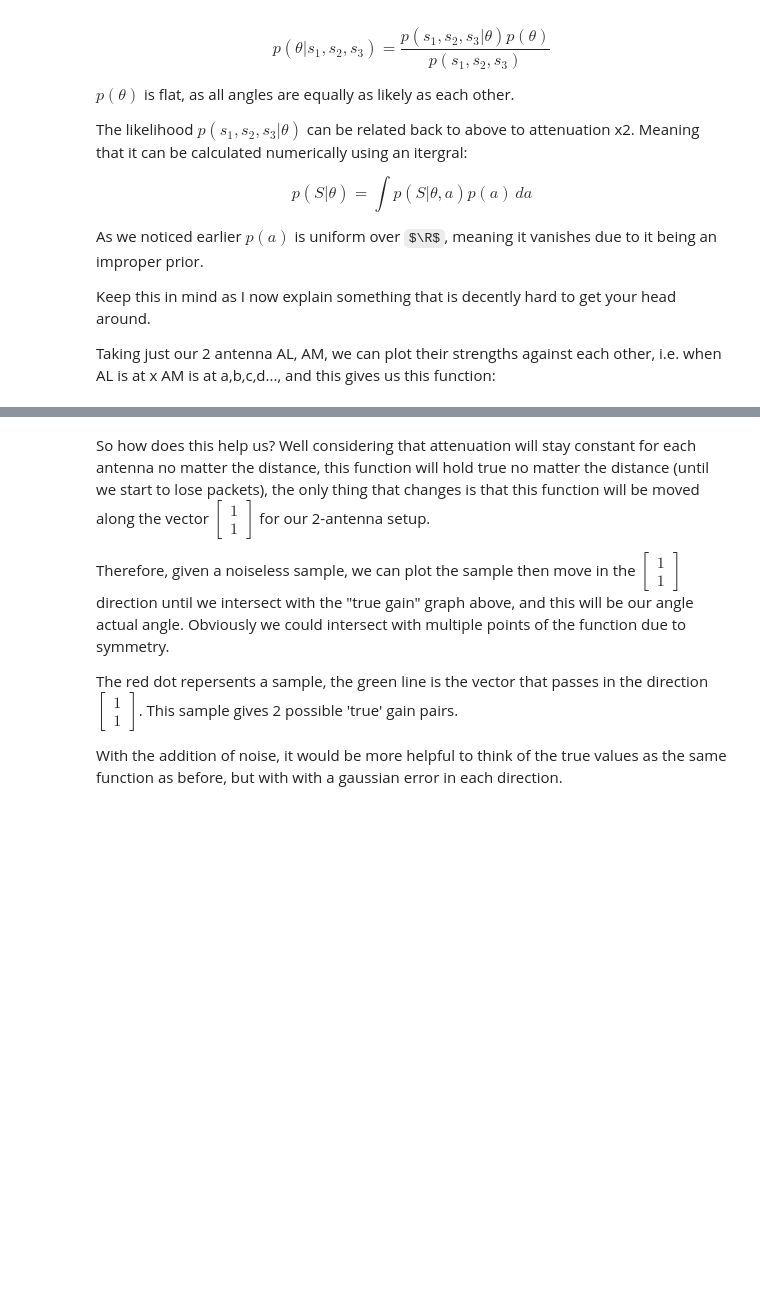
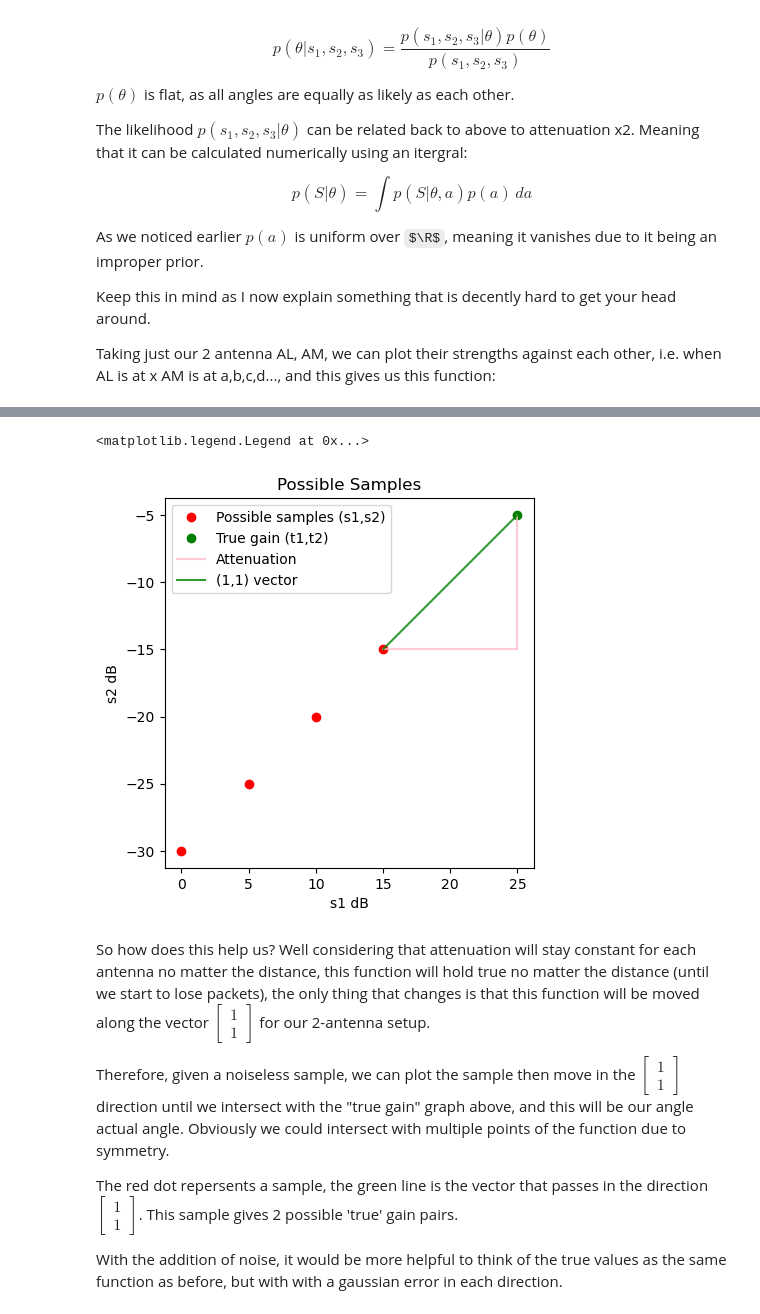
Before and after one commit to Aplefen1/BeeTrackingDiss, a Jupyter notebook: Angle Probability/diss_figures.ipynb, the cells around one changed output, grey strips where cells are left out. Cells and saved outputs as stored; diff of their text form; code cells hidden in the pictures; some formulas as TeX source; blank space fills up the shorter version.

```diff
--- a/Angle Probability/diss_figures.ipynb
+++ b/Angle Probability/diss_figures.ipynb
@@ -98,3 +100,27 @@ ax.legend()
+# %%
+fig = plt.figure()
+ax = plt.subplot()
+
+ax.set_box_aspect(1)
+
+
+ax.plot(5,-25,'or',label="Possible samples (s1,s2)")
+ax.plot(0,-30,'or')
+ax.plot(15,-15,'or')
+ax.plot(10,-20,'or')
+ax.plot(25,-5,'og', label="True gain (t1,t2)")
+ax.plot([15,25],[-15,-15],'pink',alpha=0.8, label="Attenuation")
+ax.plot([25,25],[-15,-5],'pink',alpha=0.8)
+ax.plot([15,25],[-15,-5],'g',alpha=0.8, label="(1,1) vector")
+
+
+ax.set_xlabel("s1 dB")
+ax.set_ylabel("s2 dB")
+ax.set_title("Possible Samples")
+ax.legend()
+# %% [output]
+<matplotlib.legend.Legend at 0x...>
+[figure, added]
 # %% [markdown]
 
 
```
Also changed, not shown: parts of 5 cells of this notebook, 11 other files.
